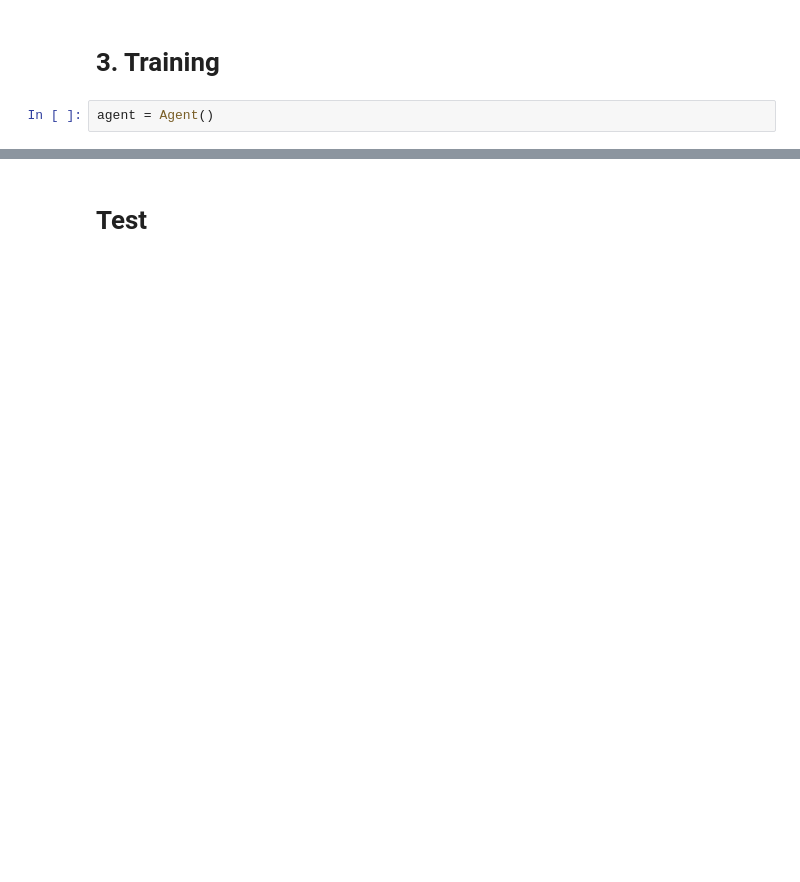
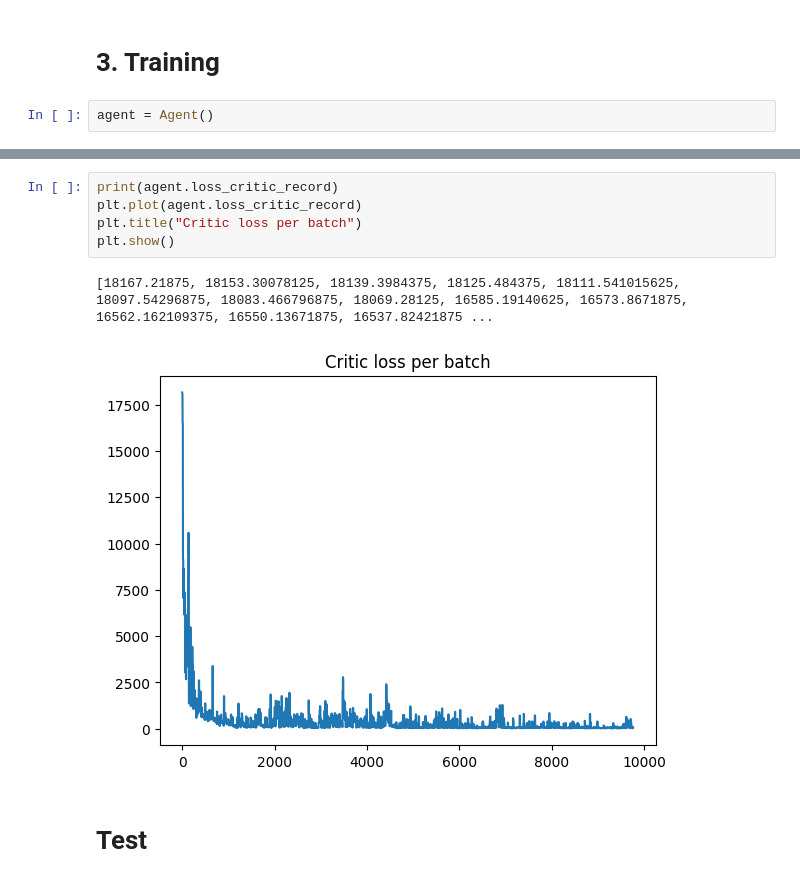
Before and after one commit to lollipop6370/ML2021, a Jupyter notebook: hw12_ppo_version.ipynb, the cells around one changed output, grey strips where cells are left out. Cells and saved outputs as stored; diff of their text form; blank space fills up the shorter version.

```diff
--- a/hw12_ppo_version.ipynb
+++ b/hw12_ppo_version.ipynb
@@ -357,3 +389,11 @@ plt.show()
+# %%
+print(agent.loss_critic_record)
+plt.plot(agent.loss_critic_record)
+plt.title("Critic loss per batch")
+plt.show()
+# %% [output]
+[18167.21875, 18153.30078125, 18139.3984375, 18125.484375, 18111.541015625, 18097.54296875, 18083.466796875, 18069.28125, 16585.19140625, 16573.8671875, 16562.162109375, 16550.13671875, 16537.82421875 ...
+[figure, added]
 # %% [markdown]
 # Test
 # %%
```
Also changed, not shown: parts of 9 cells of this notebook.
